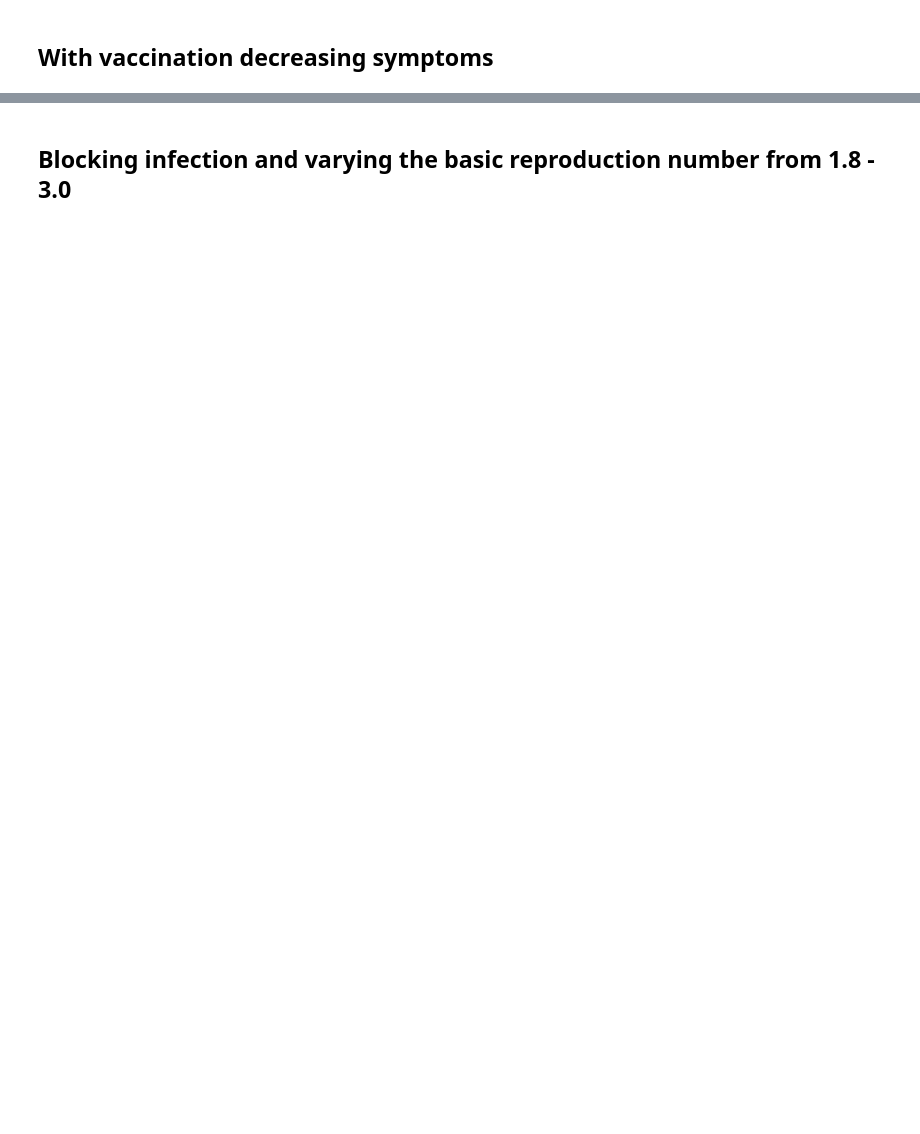
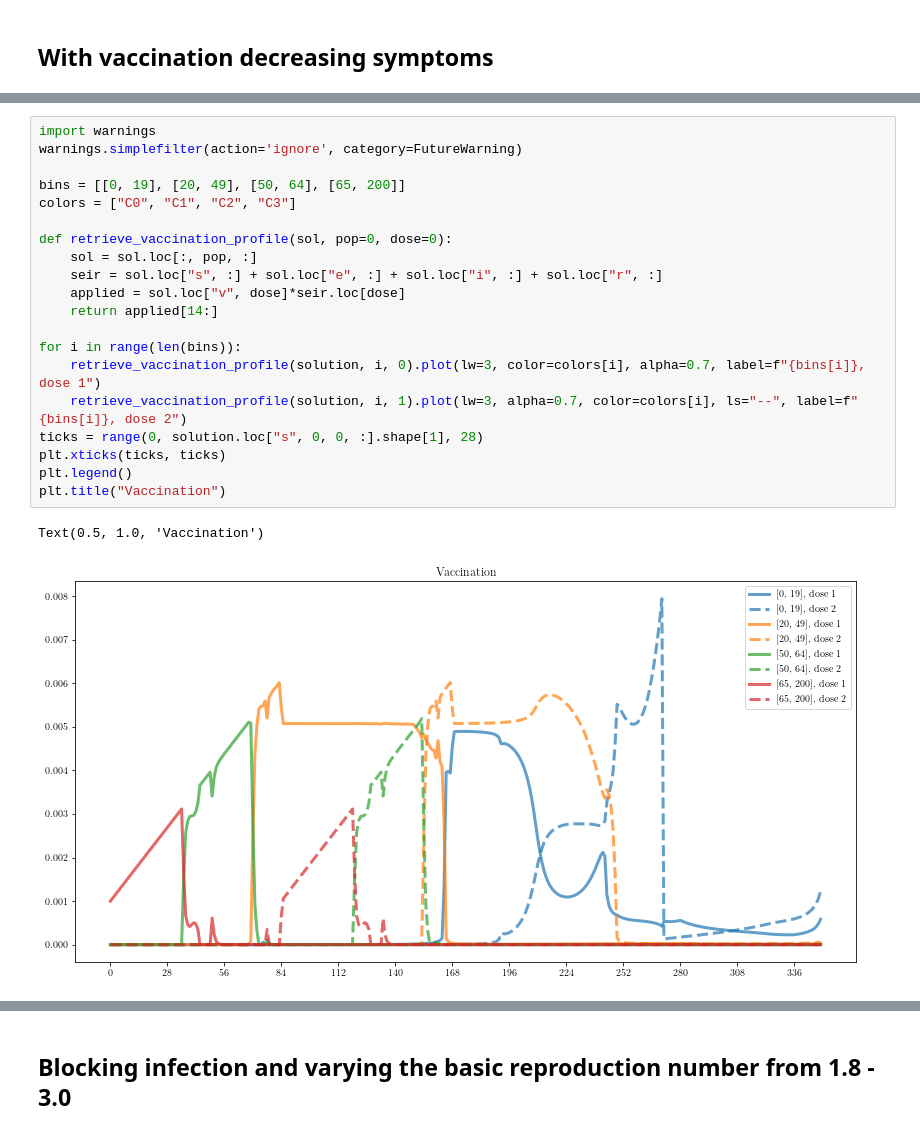
Before and after one commit to pjssilva/Robot-vaccine, a Jupyter notebook: efficacy_sensitivity.ipynb, the cells around one changed output, grey strips where cells are left out. Drawn from its saved outputs; the diff is of its cells as text; blank space fills up the shorter version.

```diff
--- a/efficacy_sensitivity.ipynb
+++ b/efficacy_sensitivity.ipynb
@@ -238,0 +387,23 @@ plt.savefig(figure_all_file)
+# %%
+import warnings
+warnings.simplefilter(action='ignore', category=FutureWarning)
+
+bins = [[0, 19], [20, 49], [50, 64], [65, 200]]
+colors = ["C0", "C1", "C2", "C3"]
+
+def retrieve_vaccination_profile(sol, pop=0, dose=0):
+    sol = sol.loc[:, pop, :]
+    seir = sol.loc["s", :] + sol.loc["e", :] + sol.loc["i", :] + sol.loc["r", :]
+    applied = sol.loc["v", dose]*seir.loc[dose]
+    return applied[14:]
+
+for i in range(len(bins)):
+    retrieve_vaccination_profile(solution, i, 0).plot(lw=3, color=colors[i], alpha=0.7, label=f"{bins[i]}, dose 1")
+    retrieve_vaccination_profile(solution, i, 1).plot(lw=3, alpha=0.7, color=colors[i], ls="--", label=f"{bins[i]}, dose 2")
+ticks = range(0, solution.loc["s", 0, 0, :].shape[1], 28)
+plt.xticks(ticks, ticks)
+plt.legend()
+plt.title("Vaccination")
+# %% [output]
+Text(0.5, 1.0, 'Vaccination')
+[figure, added]
```
Also changed, not shown: parts of 17 cells of this notebook, 4 other files.
